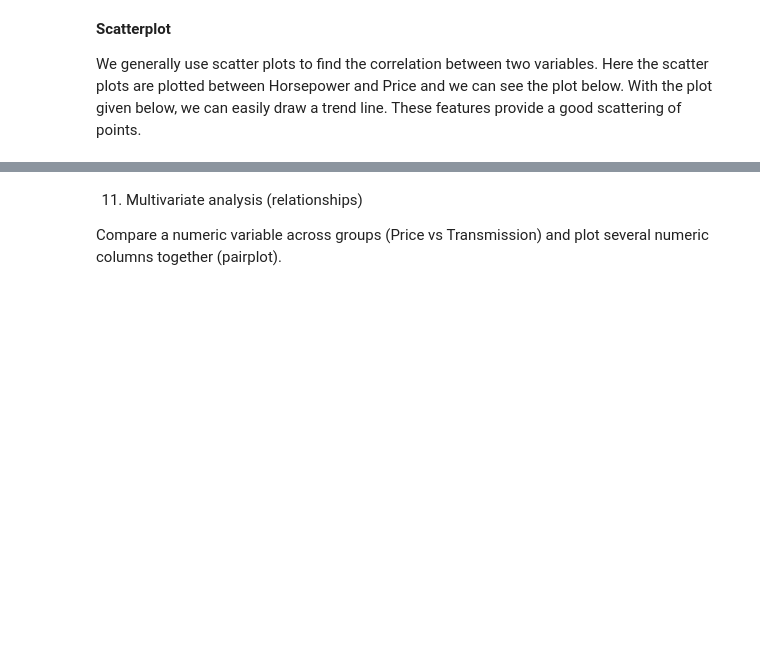
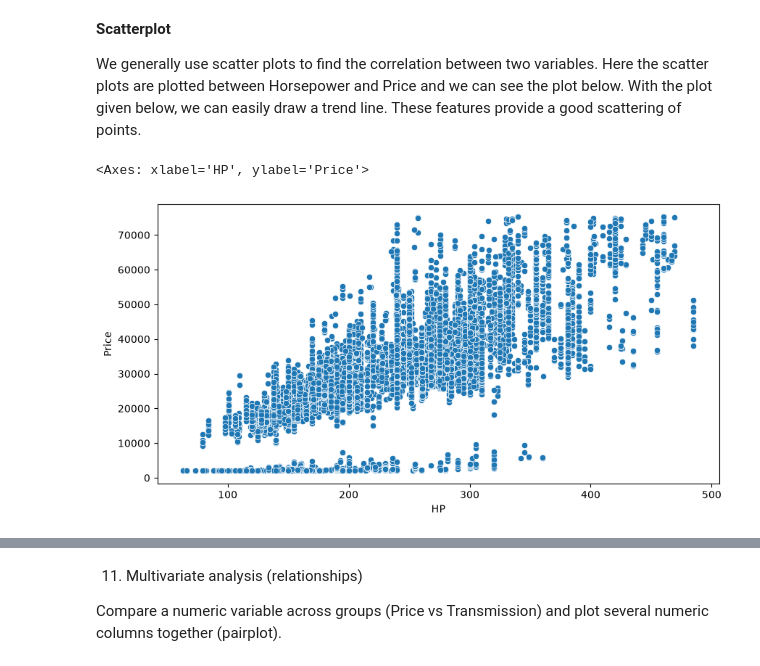
Before and after one commit to HuyBlaBlo/Data_analyst, a Jupyter notebook: Practice/w3/w3_1_24708481.ipynb, the cells around one changed output, grey strips where cells are left out. Cells and saved outputs as stored; diff of their text form; code cells hidden in the pictures; blank space fills up the shorter version.

```diff
--- a/Practice/w3/w3_1_24708481.ipynb
+++ b/Practice/w3/w3_1_24708481.ipynb
@@ -306,5 +347,10 @@ Heat Maps is a type of plot which is necessary when we need to find the dependen
 We generally use scatter plots to find the correlation between two variables. Here the scatter plots are plotted between Horsepower and Price and we can see the plot below. With the plot given below, we can easily draw a trend line. These features provide a good scattering of points.
 # %%
 # TODO: scatter plot HP vs Price
+plt.figure(figsize=(10, 5))
+sns.scatterplot(data=df, x='HP', y='Price')
+# %% [output]
+<Axes: xlabel='HP', ylabel='Price'>
+[figure, added]
 # %%
 # TODO: univariate — describe numeric columns
```
Also changed, not shown: parts of 14 cells of this notebook, 1 other file.
